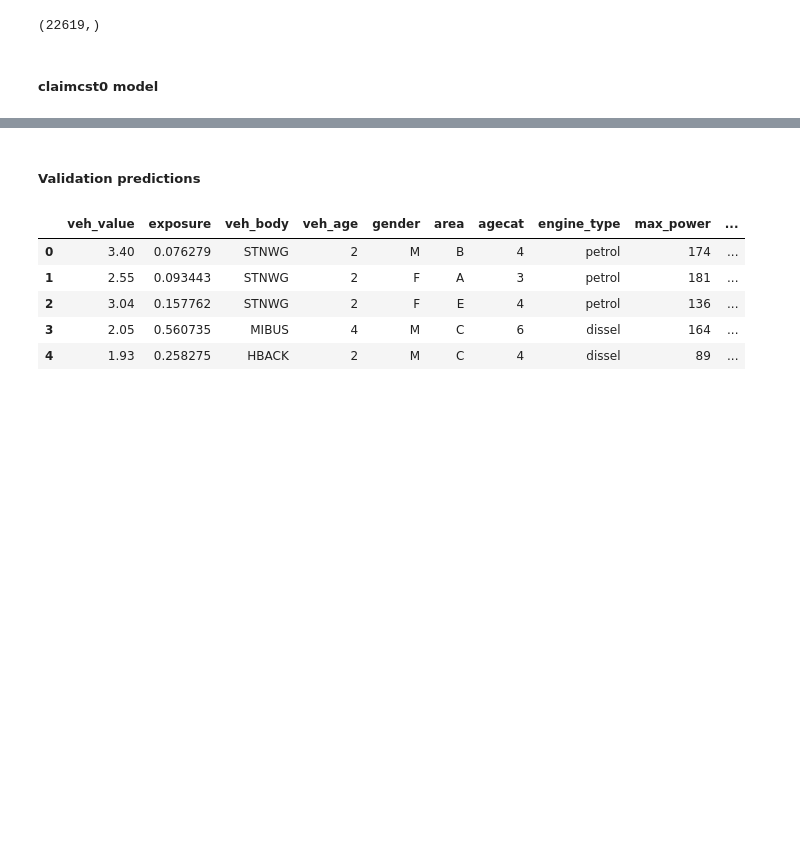
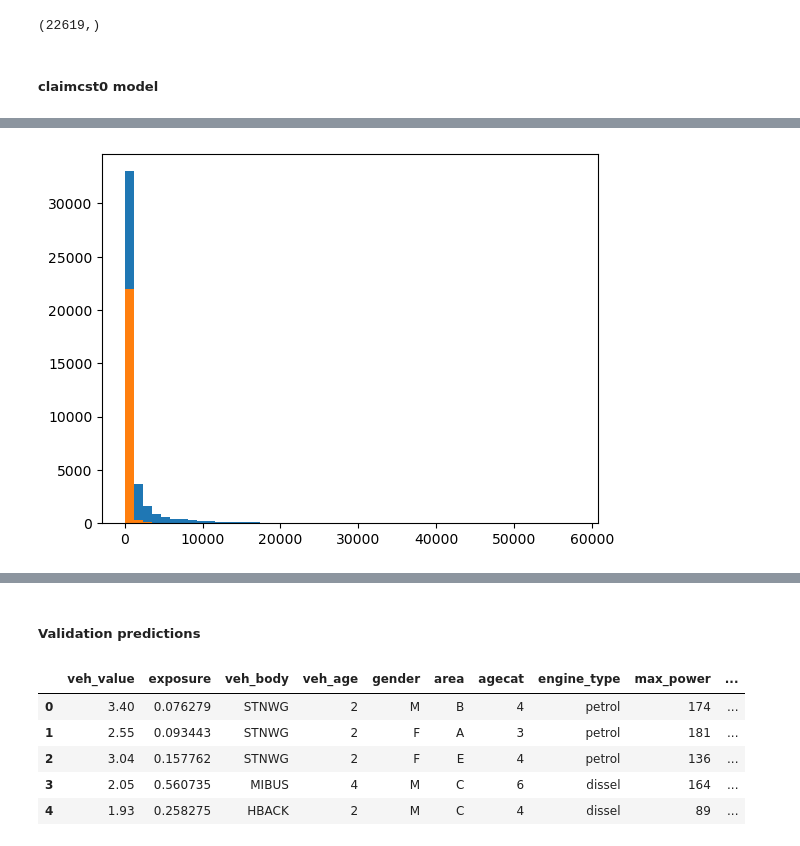
Before and after one commit to ethanp55/insurance_claim_prediction, a Jupyter notebook: main.ipynb, the cells around one changed output, grey strips where cells are left out. Cells and saved outputs as stored; diff of their text form; code cells hidden in the pictures; blank space fills up the shorter version.

```diff
--- a/main.ipynb
+++ b/main.ipynb
@@ -616,7 +661,7 @@ for n_estimators, min_samples_leaf, max_depth, min_samples_split, criterion in c
         print(f'Best results so far: train = {train_accuracy}, test = {test_accuracy}')
 
         # Early stopping
-        if best_test_accuracy >= 0.99:
+        if best_test_accuracy >= 0.998:
             break
 
     n_runs -= 1
@@ -643,6 +702,9 @@ print(original_num_claims_y.value_counts())
 2       94
 3        9
 Name: numclaims, dtype: int64
+# %%
+with open('./models/num_claims_rf.pickle', 'wb') as f:
+    pickle.dump(num_claims_rf_model, f)
 # %%
 all_combos = []
 
@@ -675,7 +737,7 @@ for n_estimators, min_samples_leaf, max_depth, min_samples_split, learning_rate
         print(f'Best results so far: train = {train_accuracy}, test = {test_accuracy}')
 
         # Early stopping
-        if best_test_accuracy >= 0.99:
+        if best_test_accuracy >= 0.999:
             break
 
     n_runs -= 1
@@ -707,6 +783,6 @@ Name: numclaims, dtype: int64
 # %%
-# The random forest model seems to be slightly better for num claim predictions
-num_claims_model, num_claims_pred = num_claims_rf_model, original_num_claims_rf_pred
+# The gradient boosting model seems to be slightly better for num claim predictions
+num_claims_model, num_claims_pred = num_claims_gb_model, original_num_claims_gb_pred
 num_claims_pred.shape
 # %% [output]
 (22619,)
@@ -744,3 +822,9 @@ cost_balanced_df[cost_balanced_df['claimcst0'] == 0].shape
+# %%
+plt.hist(cost_balanced_df['claimcst0'], bins=50)
+plt.hist(df['claimcst0'], bins=50)
+plt.show()
+# %% [output]
+[figure, added]
 # %%
 cost_x, cost_y = cost_balanced_df.drop(columns=['claimcst0']), cost_balanced_df['claimcst0']
 
```
Also changed, not shown: parts of 47 cells of this notebook, 27 other files.
